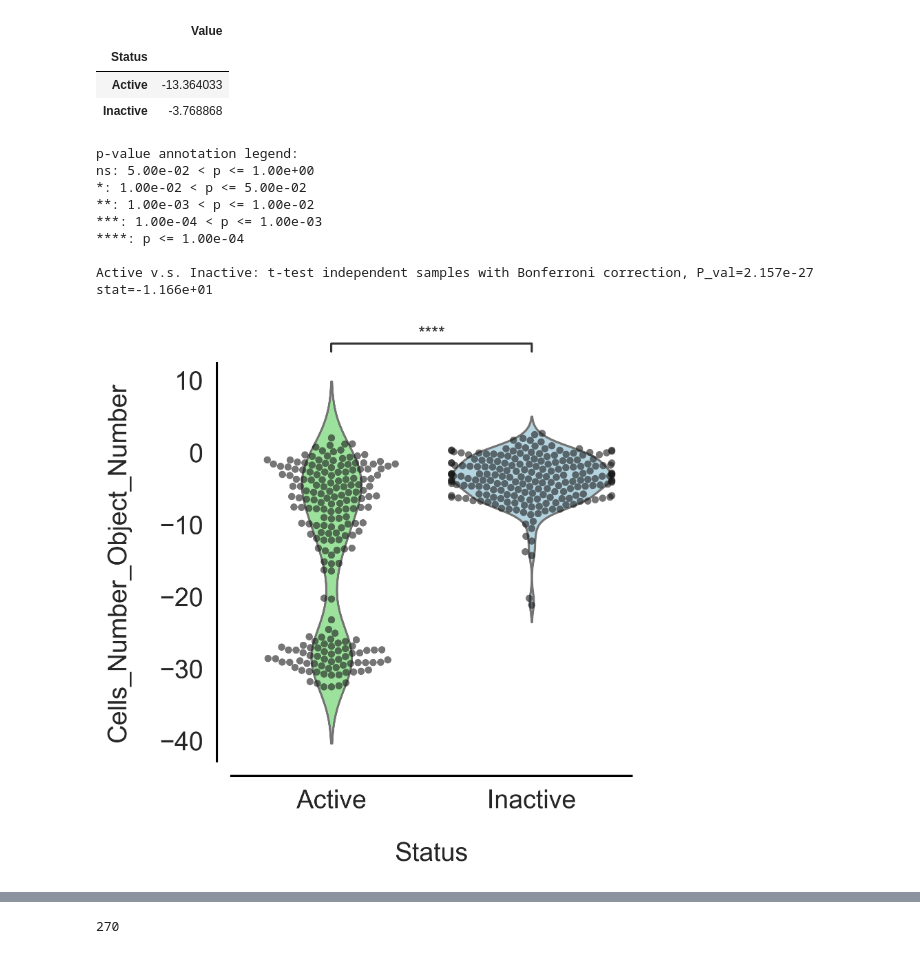
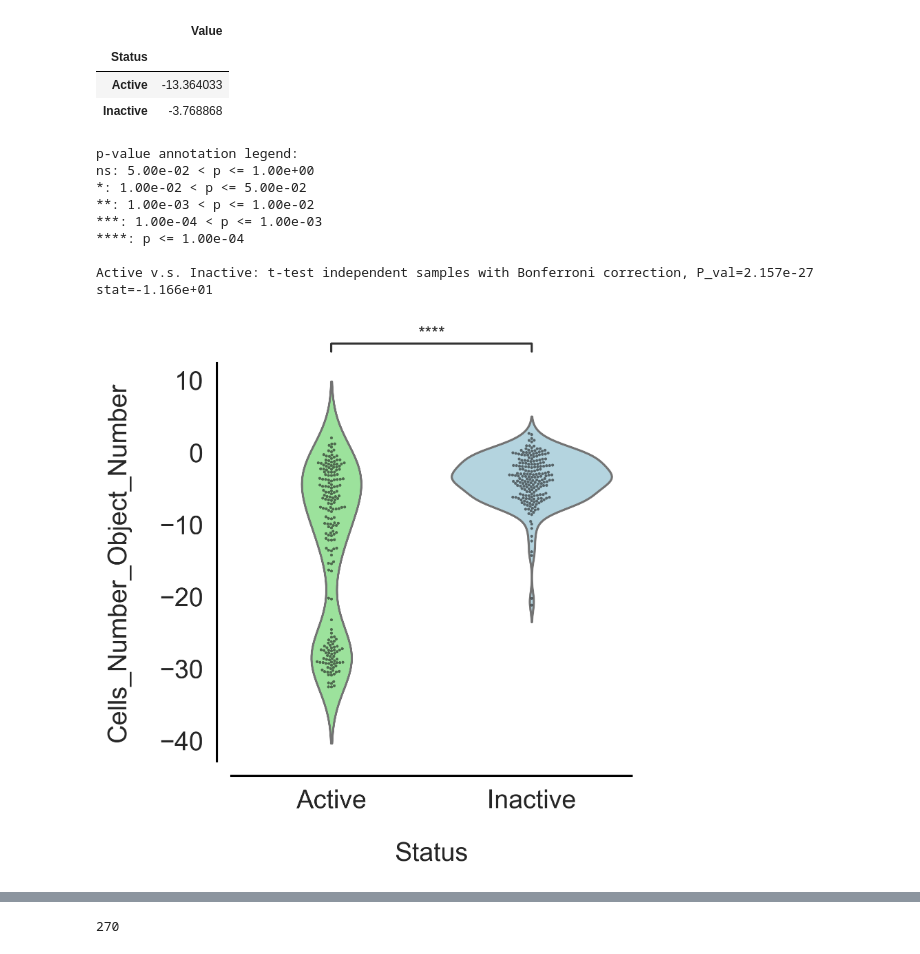
Before and after one commit to srijitseal/The_Seal_Files, a Jupyter notebook: The_Cell_Count_Files/01_Cell_Count_Corr.ipynb, the cells around one changed output, grey strips where cells are left out. Cells and saved outputs as stored; diff of their text form; code cells hidden in the pictures.

```diff
--- a/The_Cell_Count_Files/01_Cell_Count_Corr.ipynb
+++ b/The_Cell_Count_Files/01_Cell_Count_Corr.ipynb
@@ -162,7 +162,7 @@ ax = sns.violinplot(data=df, x='Status', y='Value',
                     palette={'Active': 'lightgreen', 'Inactive': 'lightblue'}, inner=None)
 
 # Adding the swarm plot on top of the violin plot
-sns.swarmplot(data=df, x='Status', y='Value', color='k', alpha=0.6)
+sns.swarmplot(data=df, x='Status', y='Value', color='k', size = 2, alpha=0.6)
 
 # Adding statistical annotations
 add_stat_annotation(ax, data=df, x='Status', y='Value',
@@ -171,32 +171,32 @@ add_stat_annotation(ax, data=df, x='Status', y='Value',
 
 # Removing the top and right spines
 ax.spines['top'].set_visible(False)
 ax.spines['right'].set_visible(False)
 
 # Customizing the appearance of the left and bottom spines
 for spine in ['left', 'bottom']:
     ax.spines[spine].set_position(('outward', 10))
     ax.spines[spine].set_linewidth(1.5)
     ax.spines[spine].set_color('black')
 
 # Increasing label font sizes
 ax.set_xlabel('Status', fontsize=18, labelpad=20)
 ax.set_ylabel('Cells_Number_Object_Number', fontsize=18, labelpad=20)
 
 # Adjusting tick parameters for larger font size on both axes
 ax.tick_params(axis='both', which='major', labelsize=18)  # Major ticks
 ax.tick_params(axis='both', which='minor', labelsize=18)  # Minor ticks (if used)
 
 # Showing the plot
 plt.show()
 # %% [output]
 p-value annotation legend:
 ns: 5.00e-02 < p <= 1.00e+00
 *: 1.00e-02 < p <= 5.00e-02
 **: 1.00e-03 < p <= 1.00e-02
 ***: 1.00e-04 < p <= 1.00e-03
 ****: p <= 1.00e-04
 
 Active v.s. Inactive: t-test independent samples with Bonferroni correction, P_val=2.157e-27 stat=-1.166e+01
-[figure, old version]
+[figure, new version]
 # %%
```
Also changed, not shown: parts of 3 cells of this notebook, 29 other files.
